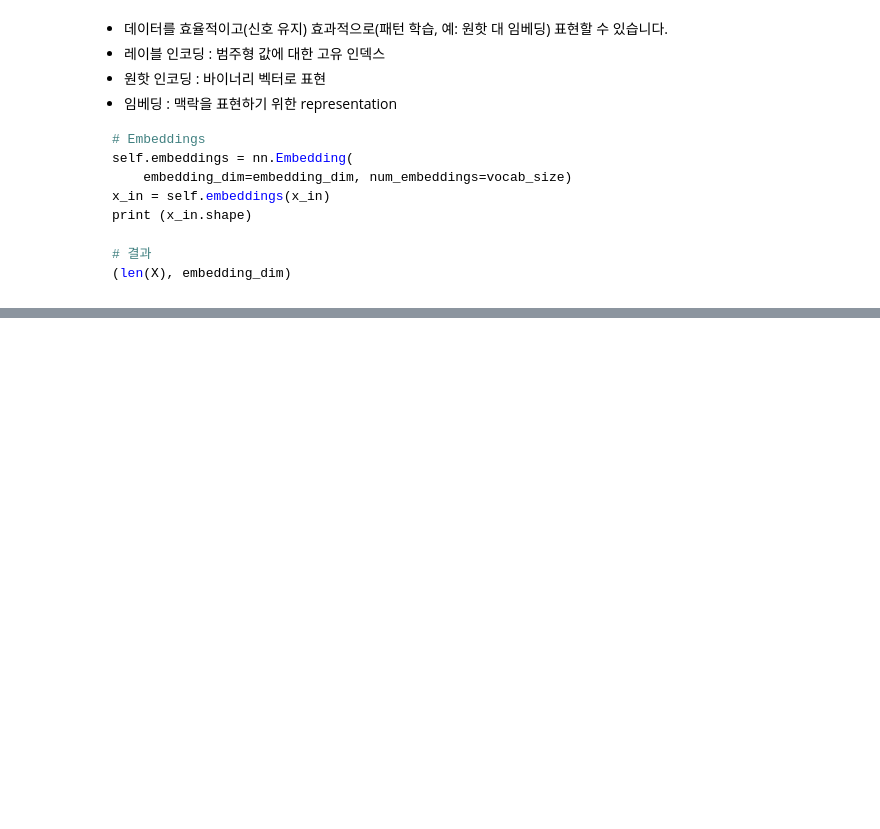
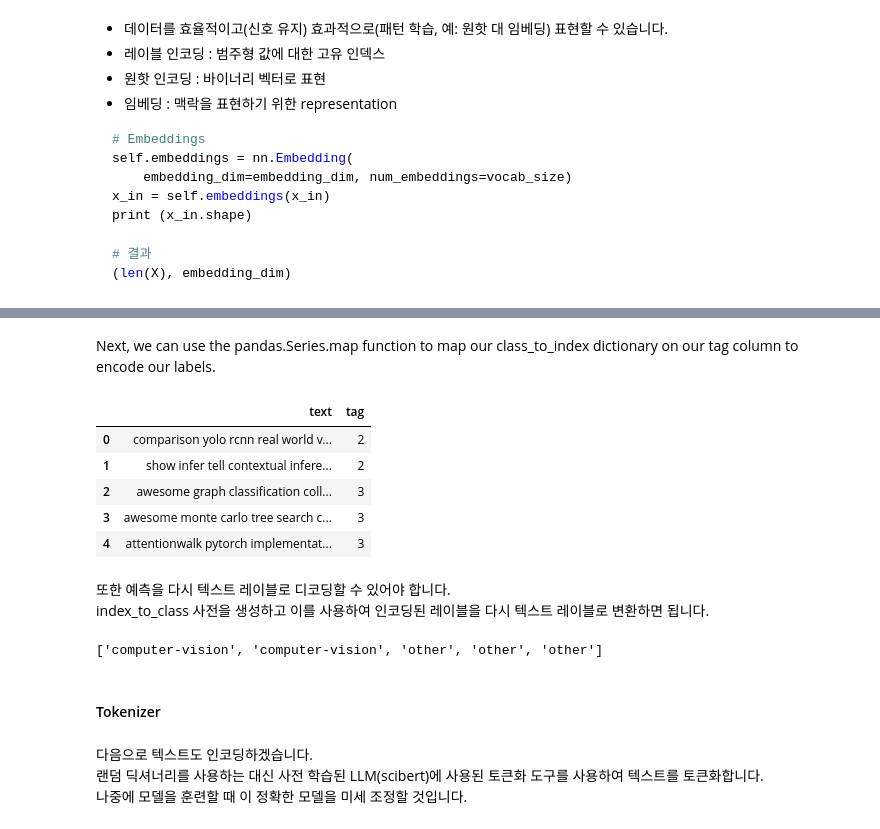
Before and after one commit to sguys99/self-study, a Jupyter notebook: made_with_ml/notebooks/made_with_ml ch2.ipynb, the cells around one changed output, grey strips where cells are left out. Drawn from its saved outputs; the diff is of its cells as text; code cells hidden in the pictures; blank space fills up the shorter version.

```diff
--- a/made_with_ml/notebooks/made_with_ml ch2.ipynb
+++ b/made_with_ml/notebooks/made_with_ml ch2.ipynb
@@ -404,0 +576,16 @@ print (x_in.shape)
+# %% [markdown]
+Next, we can use the pandas.Series.map function to map our class_to_index dictionary on our tag column to encode our labels.
+# %%
+# Encode labels
+df["tag"] = df["tag"].map(class_to_index)
+df.head()
+# %% [output]
+|  | text | tag |
+| 0 | comparison yolo rcnn real world v... | 2 |
+| 1 | show infer tell contextual infere... | 2 |
+| 2 | awesome graph classification coll... | 3 |
+| 3 | awesome monte carlo tree search c... | 3 |
+| 4 | attentionwalk pytorch implementat... | 3 |
+# %% [markdown]
+또한 예측을 다시 텍스트 레이블로 디코딩할 수 있어야 합니다.
+index_to_class 사전을 생성하고 이를 사용하여 인코딩된 레이블을 다시 텍스트 레이블로 변환하면 됩니다.
@@ -404,0 +595,11 @@ print (x_in.shape)
+# %%
+index_to_class = {v:k for k, v in class_to_index.items()}
+decode(df.head()["tag"].values, index_to_class=index_to_class)
+# %% [output]
+['computer-vision', 'computer-vision', 'other', 'other', 'other']
+# %% [markdown]
+#### Tokenizer
+# %% [markdown]
+다음으로 텍스트도 인코딩하겠습니다.
+랜덤 딕셔너리를 사용하는 대신 사전 학습된 LLM(scibert)에 사용된 토큰화 도구를 사용하여 텍스트를 토큰화합니다.
+나중에 모델을 훈련할 때 이 정확한 모델을 미세 조정할 것입니다.
```
Also changed, not shown: parts of 44 cells of this notebook.
